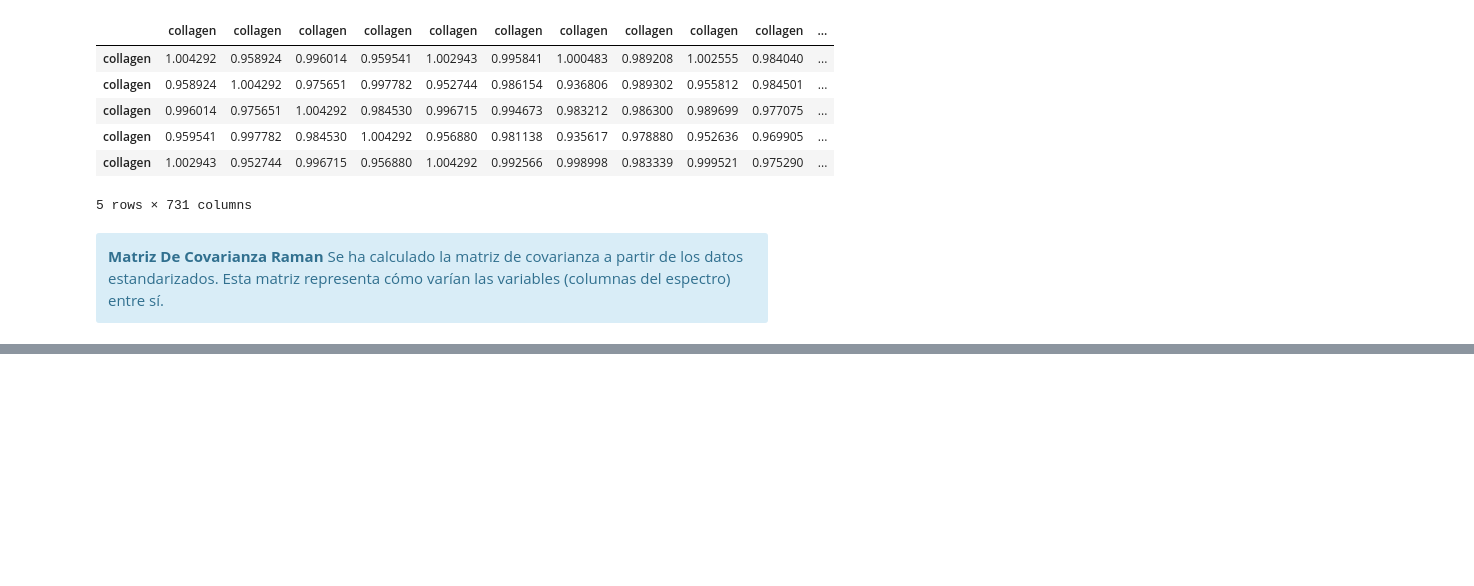
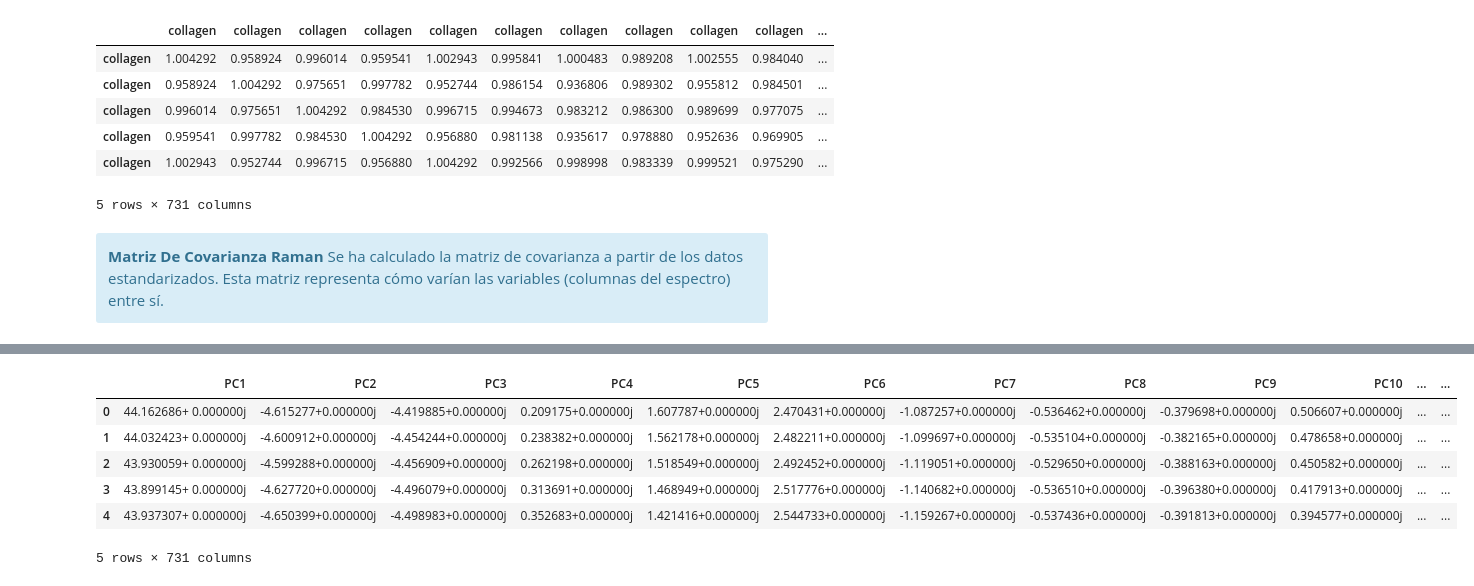
Before and after one commit to diegoseo/Proyecto-TFG, a Jupyter notebook: Ricardo/lectura-juan.ipynb, the cells around one changed output, grey strips where cells are left out. Drawn from its saved outputs; the diff is of its cells as text; code cells hidden in the pictures; blank space fills up the shorter version.

```diff
--- a/Ricardo/lectura-juan.ipynb
+++ b/Ricardo/lectura-juan.ipynb
@@ -336,0 +311,17 @@ Esto nos dice cuánto contribuye cada componente principal a la variabilidad tot
+# %%
+# Descomposición en valores propios y vectores propios
+eigenvalues, eigenvectors = np.linalg.eig(covariance_matrix)
+
+# Convertir los valores propios en un DataFrame para inspección
+eigenvalues_df = pd.DataFrame(eigenvalues, columns=["Valor Propio"])
+
+# Convertir los vectores propios en un DataFrame para inspección
+eigenvectors_df = pd.DataFrame(
+    eigenvectors,
+    index=data_no_suffix.columns,
+    columns=[f"PC{i+1}" for i in range(eigenvectors.shape[1])]
+)
+
+# Mostrar los valores propios y vectores propios
+eigenvalues_df.head()
+eigenvectors_df.head()
@@ -336,0 +357,20 @@ Esto nos dice cuánto contribuye cada componente principal a la variabilidad tot
+# %%
+# Proyección de los datos originales en los ejes definidos por los componentes principales
+transformed_data = np.dot(data_standardized_no_suffix, eigenvectors)
+
+# Convertir los datos transformados en un DataFrame para inspección
+transformed_data_df = pd.DataFrame(
+    transformed_data,
+    columns=[f"PC{i+1}" for i in range(transformed_data.shape[1])]
+)
+
+# Mostrar los primeros datos transformados
+transformed_data_df.head()
+# %% [output]
+|  | PC1 | PC2 | PC3 | PC4 | PC5 | PC6 | PC7 | PC8 | PC9 | PC10 | ... | ... |
+| 0 | 44.162686+ 0.000000j | -4.615277+0.000000j | -4.419885+0.000000j | 0.209175+0.000000j | 1.607787+0.000000j | 2.470431+0.000000j | -1.087257+0.000000j | -0.536462+0.000000j | -0.379698+0.000000j | 0.506607+0.000000j | ... | ... |
+| 1 | 44.032423+ 0.000000j | -4.600912+0.000000j | -4.454244+0.000000j | 0.238382+0.000000j | 1.562178+0.000000j | 2.482211+0.000000j | -1.099697+0.000000j | -0.535104+0.000000j | -0.382165+0.000000j | 0.478658+0.000000j | ... | ... |
+| 2 | 43.930059+ 0.000000j | -4.599288+0.000000j | -4.456909+0.000000j | 0.262198+0.000000j | 1.518549+0.000000j | 2.492452+0.000000j | -1.119051+0.000000j | -0.529650+0.000000j | -0.388163+0.000000j | 0.450582+0.000000j | ... | ... |
+| 3 | 43.899145+ 0.000000j | -4.627720+0.000000j | -4.496079+0.000000j | 0.313691+0.000000j | 1.468949+0.000000j | 2.517776+0.000000j | -1.140682+0.000000j | -0.536510+0.000000j | -0.396380+0.000000j | 0.417913+0.000000j | ... | ... |
+| 4 | 43.937307+ 0.000000j | -4.650399+0.000000j | -4.498983+0.000000j | 0.352683+0.000000j | 1.421416+0.000000j | 2.544733+0.000000j | -1.159267+0.000000j | -0.537436+0.000000j | -0.391813+0.000000j | 0.394577+0.000000j | ... | ... |
+5 rows × 731 columns
```
Also changed, not shown: parts of 11 cells of this notebook, 2 other files.
